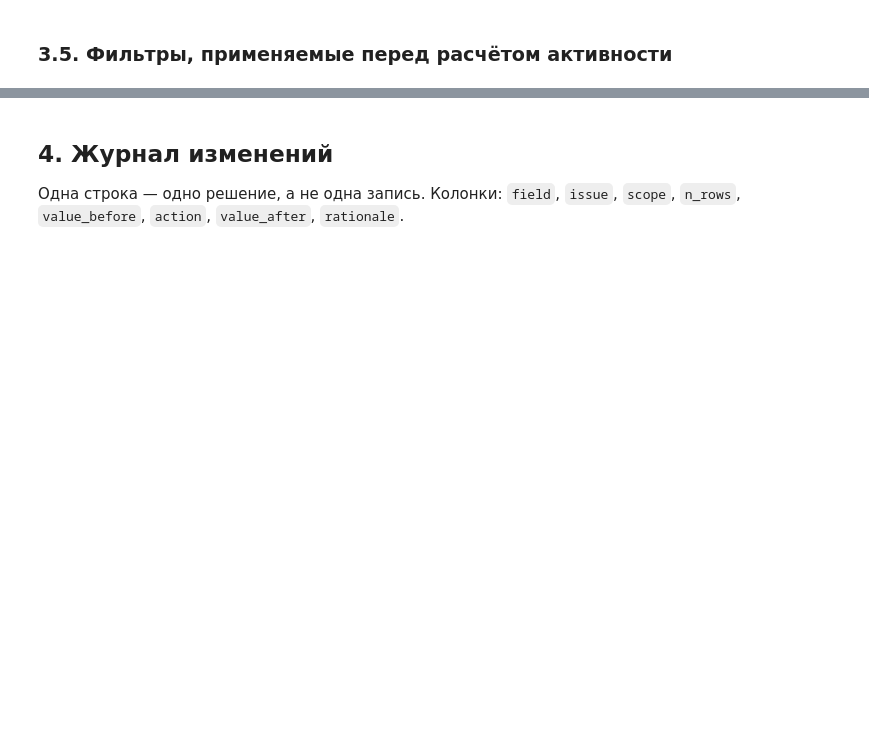
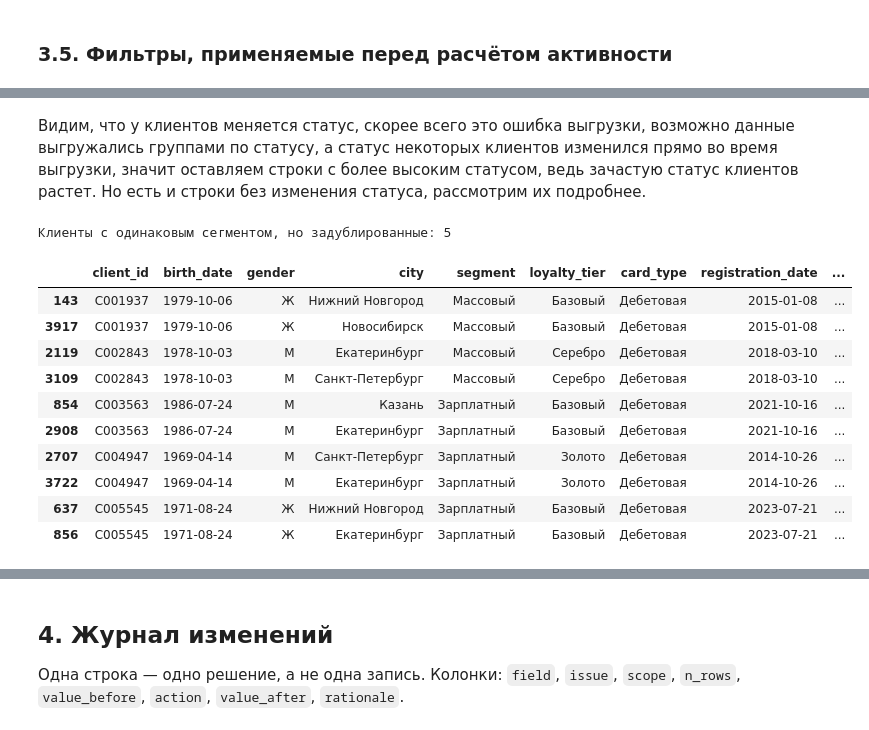
Before and after one commit to sonestos/Nikitenko_Sofya_Lab1, a Jupyter notebook: 01_analysis.ipynb, the cells around one changed output, grey strips where cells are left out. Saved outputs shown, nothing was run; the diff lists cells and outputs as text; code cells hidden in the pictures; blank space fills up the shorter version.

```diff
--- a/01_analysis.ipynb
+++ b/01_analysis.ipynb
@@ -585,0 +635,21 @@ clients['monthly_income'] = clients['monthly_income'].fillna(income_median_by_gr
+# %% [markdown]
+Видим, что у клиентов меняется статус, скорее всего это ошибка выгрузки, возможно данные выгружались группами по статусу, а статус некоторых клиентов изменился прямо во время выгрузки, значит оставляем строки с более высоким статусом, ведь зачастую статус клиентов растет. Но есть и строки без изменения статуса, рассмотрим их подробнее.
+# %%
+dup_clients = clients[clients.duplicated(subset=['client_id'], keep=False)]
+same_segment_dups = dup_clients.groupby('client_id').filter(lambda x: x['segment'].nunique() == 1)
+
+print(f"Клиенты с одинаковым сегментом, но задублированные: {same_segment_dups['client_id'].nunique()}")
+display(same_segment_dups.sort_values('client_id'))
+# %% [output]
+Клиенты с одинаковым сегментом, но задублированные: 5
+|  | client_id | birth_date | gender | city | segment | loyalty_tier | card_type | registration_date | ... |
+| 143 | C001937 | 1979-10-06 | Ж | Нижний Новгород | Массовый | Базовый | Дебетовая | 2015-01-08 | ... |
+| 3917 | C001937 | 1979-10-06 | Ж | Новосибирск | Массовый | Базовый | Дебетовая | 2015-01-08 | ... |
+| 2119 | C002843 | 1978-10-03 | М | Екатеринбург | Массовый | Серебро | Дебетовая | 2018-03-10 | ... |
+| 3109 | C002843 | 1978-10-03 | М | Санкт-Петербург | Массовый | Серебро | Дебетовая | 2018-03-10 | ... |
+| 854 | C003563 | 1986-07-24 | М | Казань | Зарплатный | Базовый | Дебетовая | 2021-10-16 | ... |
+| 2908 | C003563 | 1986-07-24 | М | Екатеринбург | Зарплатный | Базовый | Дебетовая | 2021-10-16 | ... |
+| 2707 | C004947 | 1969-04-14 | М | Санкт-Петербург | Зарплатный | Золото | Дебетовая | 2014-10-26 | ... |
+| 3722 | C004947 | 1969-04-14 | М | Екатеринбург | Зарплатный | Золото | Дебетовая | 2014-10-26 | ... |
+| 637 | C005545 | 1971-08-24 | Ж | Нижний Новгород | Зарплатный | Базовый | Дебетовая | 2023-07-21 | ... |
+| 856 | C005545 | 1971-08-24 | Ж | Екатеринбург | Зарплатный | Базовый | Дебетовая | 2023-07-21 | ... |
```
Also changed, not shown: parts of 36 cells of this notebook.
